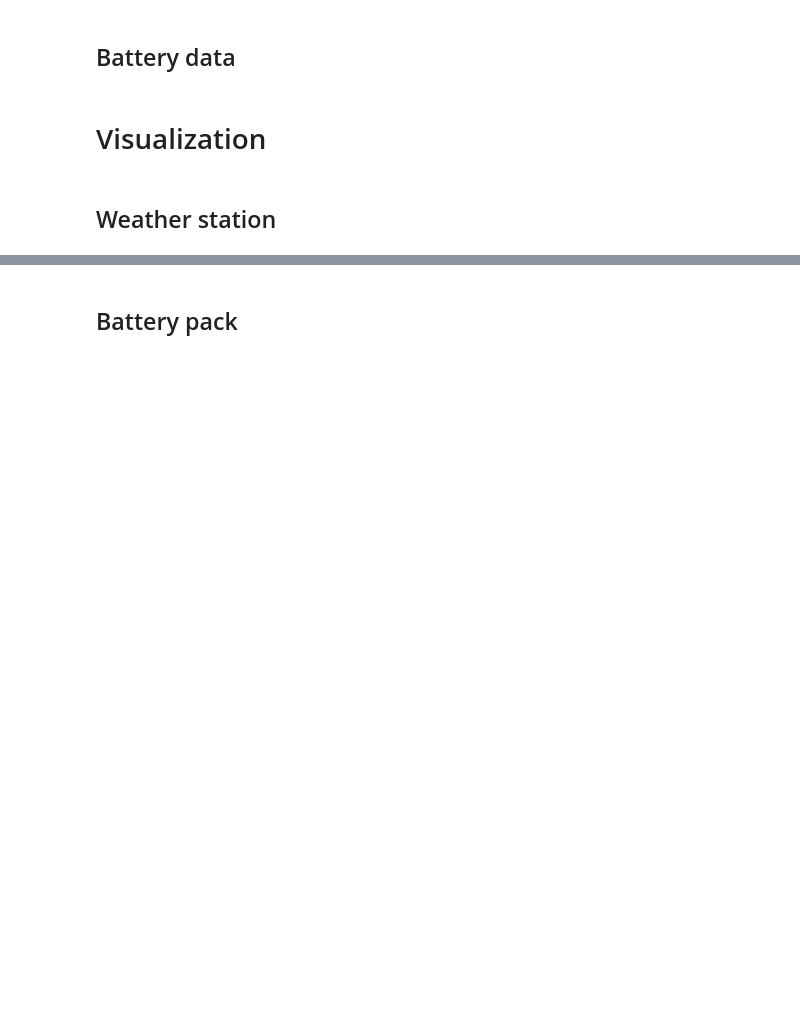
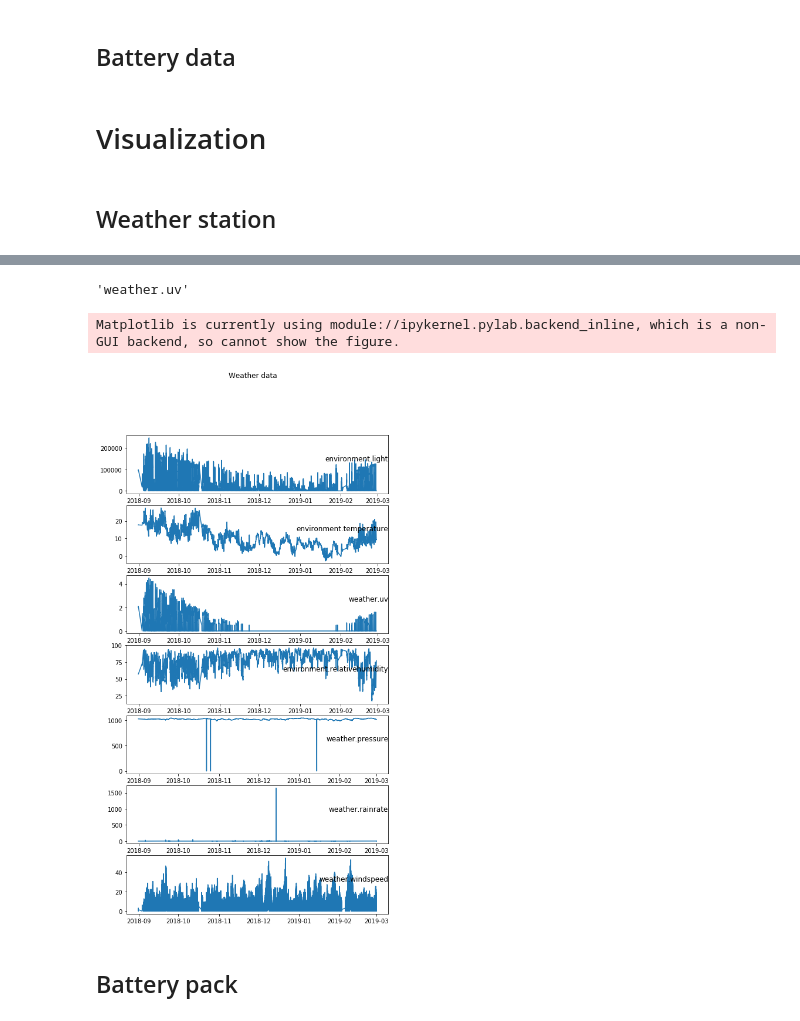
Before and after one commit to jeffgeudens/Thesis, a Jupyter notebook: Case 1 - Smart Lighting/Data_Visualization.ipynb, the cells around one changed output, grey strips where cells are left out. Cells and saved outputs as stored; diff of their text form; code cells hidden in the pictures; blank space fills up the shorter version.

```diff
--- a/Case 1 - Smart Lighting/Data_Visualization.ipynb
+++ b/Case 1 - Smart Lighting/Data_Visualization.ipynb
@@ -173,9 +123,0 @@ plt.show()
-# %%
-metricNumber = 3
-x=weatherList[metricNumber].index
-y=weatherList[metricNumber][weatherMetricsList[metricNumber]]
-
-plt.figure(figsize=(15,10))
-plt.title(weatherMetricsList[metricNumber])
-plt.plot(x,y)
-plt.show()
@@ -184,3 +144,45 @@ plt.show()
+# %%
+values = data.values
+# specify columns to plot
+groups = [0, 1, 2, 3, 4, 5, 6, 7]
+i = 1
+# plot each column
+plt.figure(figsize=(8,15))
+for group in groups:
+    plt.subplot(len(weatherList), 1, i)
+    plt.plot(values[:, group])
+    plt.title(str(weatherMetricsList[i]), y=0.5, loc='right')
+    i += 1
+plt.show()
+
+
+plt.xlabel('Time')
+
+i = 0
+for ax in axarr.flat:
+    ax.set(ylabel=str(weatherMetricsList[i]))
+    i += 1
+
+f.tight_layout()
+# %%
+weatherMetricsList[2]
+# %% [output]
+'weather.uv'
+# %%
+fig = plt.figure(figsize=(8,15))
+fig.suptitle('Weather data')
+for i in range (0,len(weatherList)):
+    x=weatherList[i].index
+    y=weatherList[i][weatherMetricsList[i]]
+    #axarr[i].plot(x, y)
+    plt.subplot(len(weatherList), 1, i+1)
+    plt.plot(x,y)
+    plt.title(str(weatherMetricsList[i]), y=0.5, loc='right')
+
+f.show()
+# %% [output]
+Matplotlib is currently using module://ipykernel.pylab.backend_inline, which is a non-GUI backend, so cannot show the figure.
+[figure, added]
 # %% [markdown]
 ## Battery pack
 # %%
```
Also changed, not shown: parts of 9 cells of this notebook, 10 other files.
